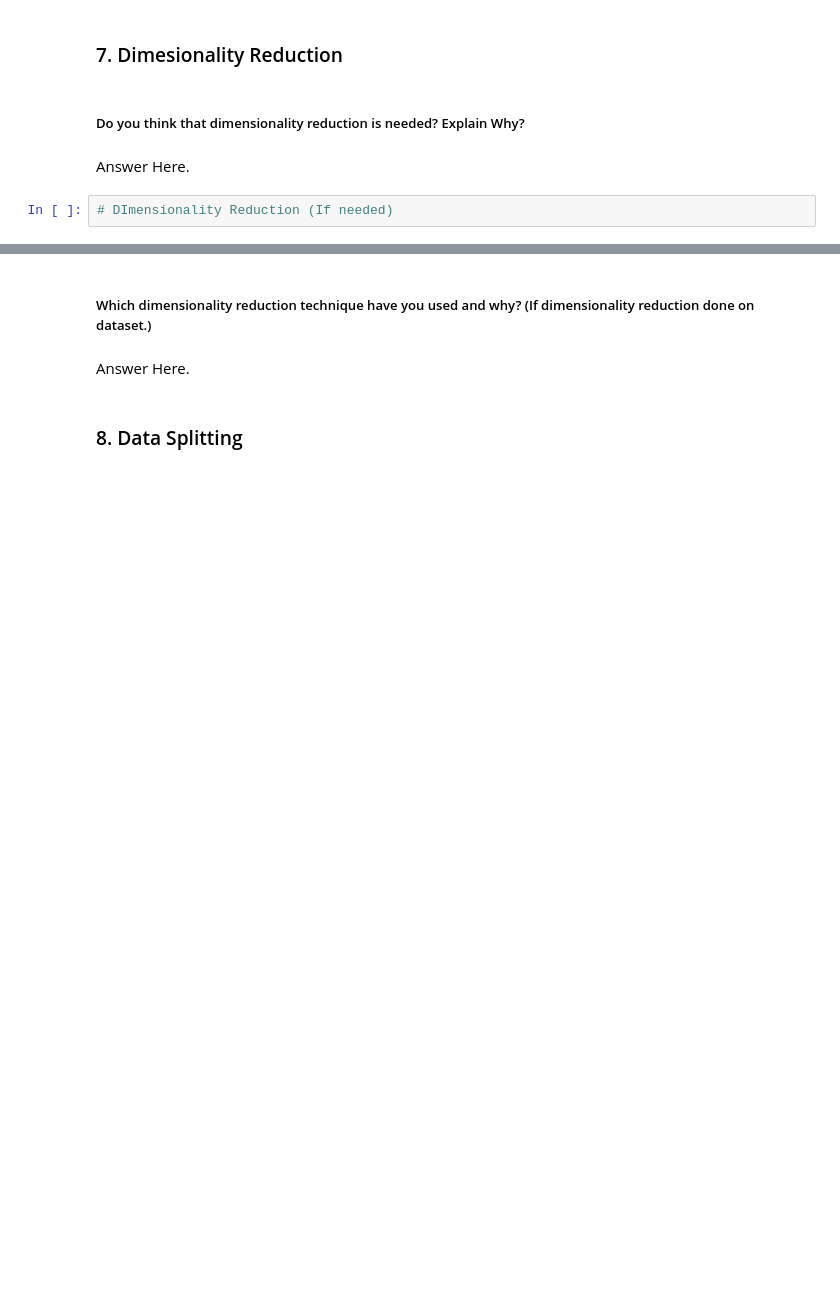
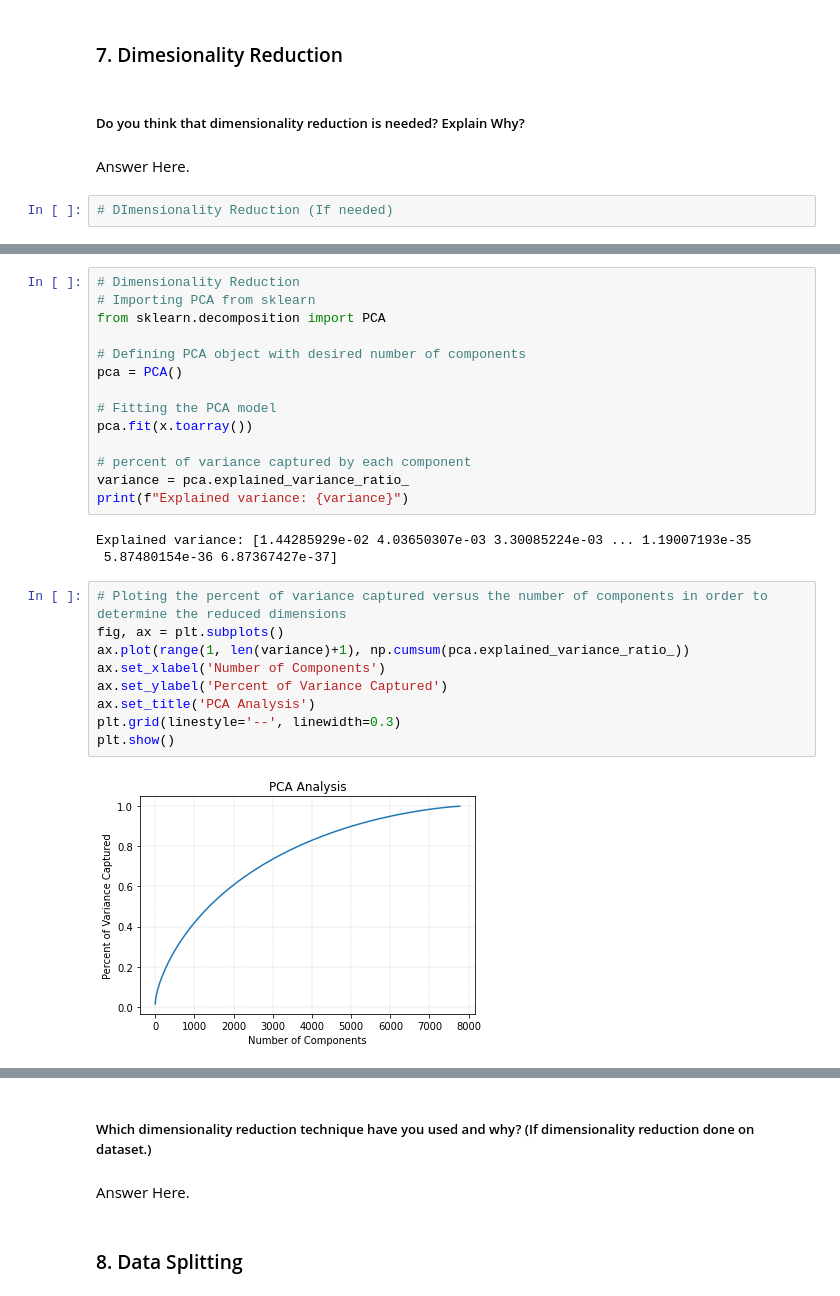
Before and after one commit to ashisaxena710/Netflix_Movies_and_TV_Shows_Clustering, a Jupyter notebook: Ashi_Individual_Colab_Netflix.ipynb, the cells around one changed output, grey strips where cells are left out. Saved outputs shown, nothing was run; the diff lists cells and outputs as text; blank space fills up the shorter version.

```diff
--- a/Ashi_Individual_Colab_Netflix.ipynb
+++ b/Ashi_Individual_Colab_Netflix.ipynb
@@ -1444,0 +1484,28 @@ Answer Here.
+# %%
+# Dimensionality Reduction
+# Importing PCA from sklearn
+from sklearn.decomposition import PCA
+
+# Defining PCA object with desired number of components
+pca = PCA()
+
+# Fitting the PCA model
+pca.fit(x.toarray())
+
+# percent of variance captured by each component
+variance = pca.explained_variance_ratio_
+print(f"Explained variance: {variance}")
+# %% [output]
+Explained variance: [1.44285929e-02 4.03650307e-03 3.30085224e-03 ... 1.19007193e-35
+ 5.87480154e-36 6.87367427e-37]
+# %%
+# Ploting the percent of variance captured versus the number of components in order to determine the reduced dimensions
+fig, ax = plt.subplots()
+ax.plot(range(1, len(variance)+1), np.cumsum(pca.explained_variance_ratio_))
+ax.set_xlabel('Number of Components')
+ax.set_ylabel('Percent of Variance Captured')
+ax.set_title('PCA Analysis')
+plt.grid(linestyle='--', linewidth=0.3)
+plt.show()
+# %% [output]
+[figure, added]
```
Also changed, not shown: parts of 25 cells of this notebook.
